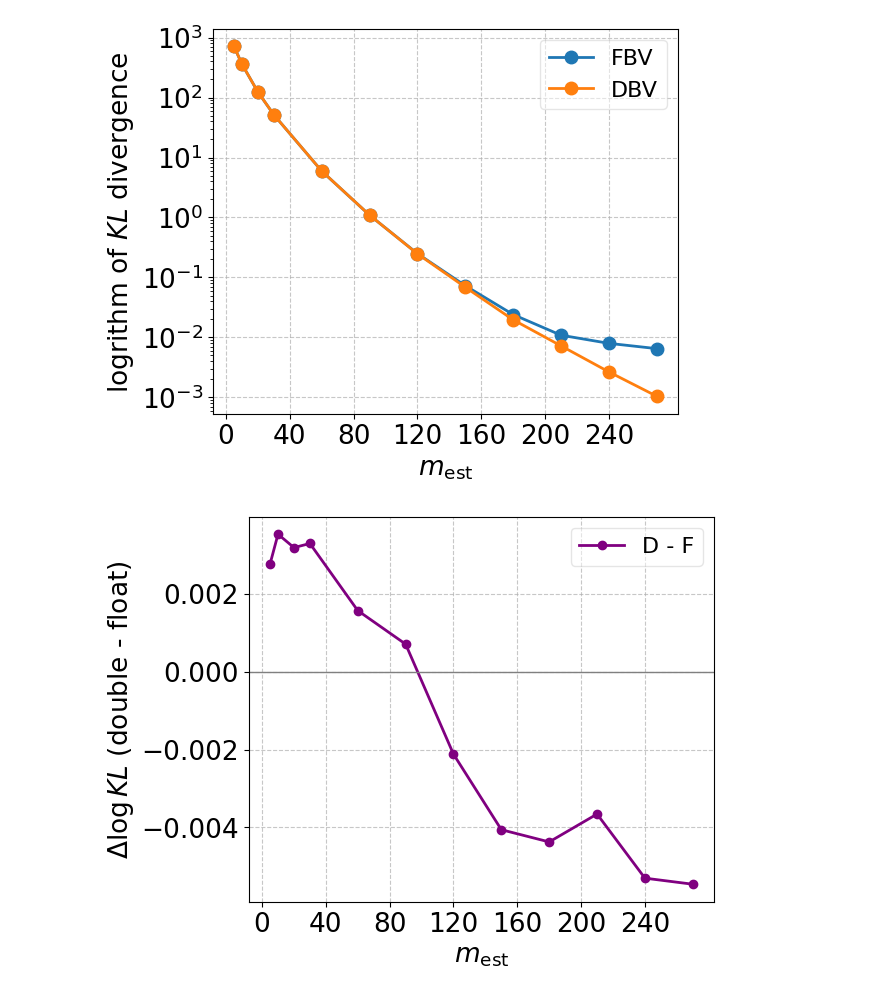
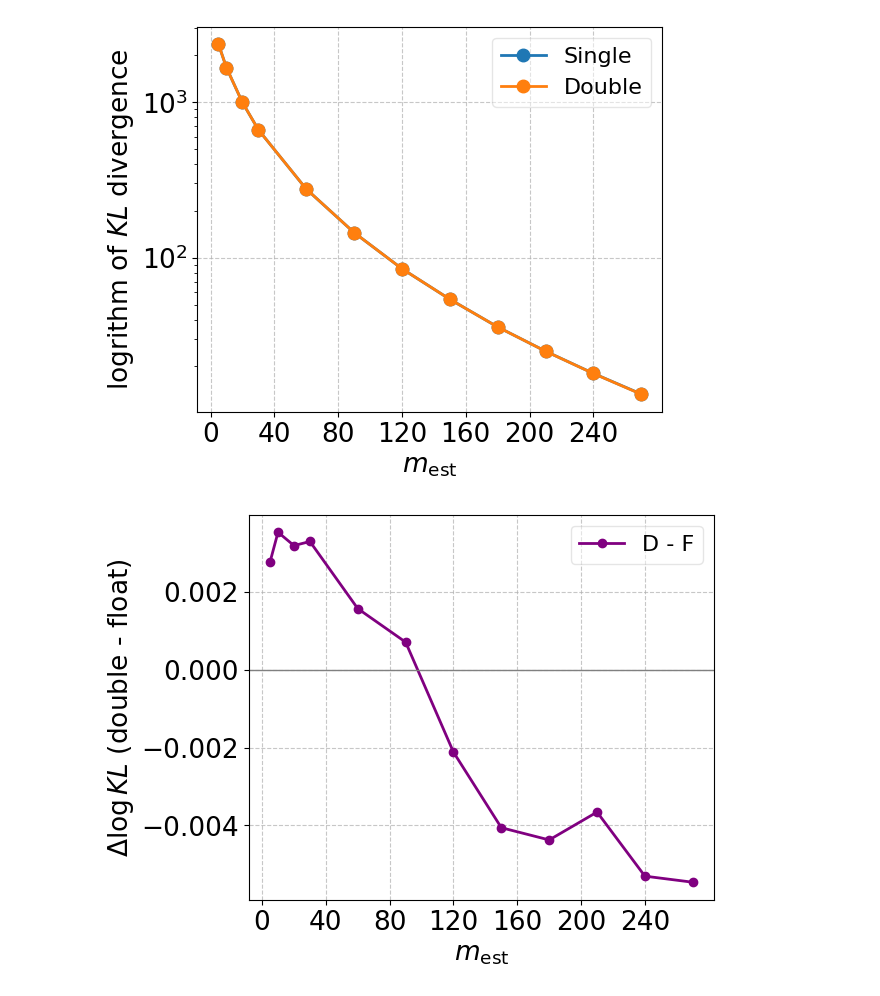
Before and after one commit to paper-code1/VecchiaConditionalExtremes, a Jupyter notebook: experiments/simulations/GPsimu.ipynb, the cells around one changed output. Saved outputs shown, nothing was run; the diff lists cells and outputs as text; code cells hidden in the pictures.

```diff
--- a/experiments/simulations/GPsimu.ipynb
+++ b/experiments/simulations/GPsimu.ipynb
@@ -208,7 +208,7 @@ import os
 plt.rcParams.update({'font.size': 19})
 
 # Reference log-likelihood from your previous calculation
-reference_log_likelihood = 7493.692056611184
+reference_log_likelihood = 10207.434345472504
 
 def extract_kl_divergence(log_files, reference_log_likelihood):
     data = []
@@ -244,37 +244,37 @@ plt.figure(figsize=(6, 5))
 
 # Define line styles for different scaling
 colors = {'float': 'red', 'double': 'blue'}
 
 # Plot lines for scaled and non-scaled data with markers
 for precision in ['float', 'double']:
     df_subset_bv = df_plot_bv[df_plot_bv['precision'] == precision].sort_values('m')  # Sort by 'm'
     if precision == "float":
-        precision_label = "F"
+        precision_label = "Single"
     else:
-        precision_label = "D"
+        precision_label = "Double"
     plt.plot(df_subset_bv['m'], df_subset_bv['KL'],
-             label= precision_label + "B" + "V",
+             label= precision_label,
              marker="o",  # Add markers to each point
              markersize=9,
              linestyle='-',  # Different line styles
             #  color=colors[scaled],
              linewidth=2)
 
 
 # plt.title('KL Divergence vs m')
 plt.xlabel(r'$m_{\text{est}}$')
 plt.ylabel(r'logrithm of $\mathit{KL}$ divergence')
 plt.yscale('log')
 plt.grid(True, linestyle='--', alpha=0.7)
 plt.legend(framealpha=0.5, fontsize=16)
 plt.xticks(ticks=np.arange(0, max(m_bv)+1, 40))
 
 # Save the plot
 os.makedirs('./fig', exist_ok=True)
 plt.savefig('./fig/kl_divergence_comparison_multiple_precision.pdf', bbox_inches='tight', dpi=300)
 plt.show()
 # %% [output]
-[figure, old version]
+[figure, new version]
 # %%
 # Plot difference in KL between double and float (double - float) vs m
 pivot = df_plot_bv.pivot(index='m', columns='precision', values='KL')
```
Also changed, not shown: parts of 3 cells of this notebook, 7 other files.
